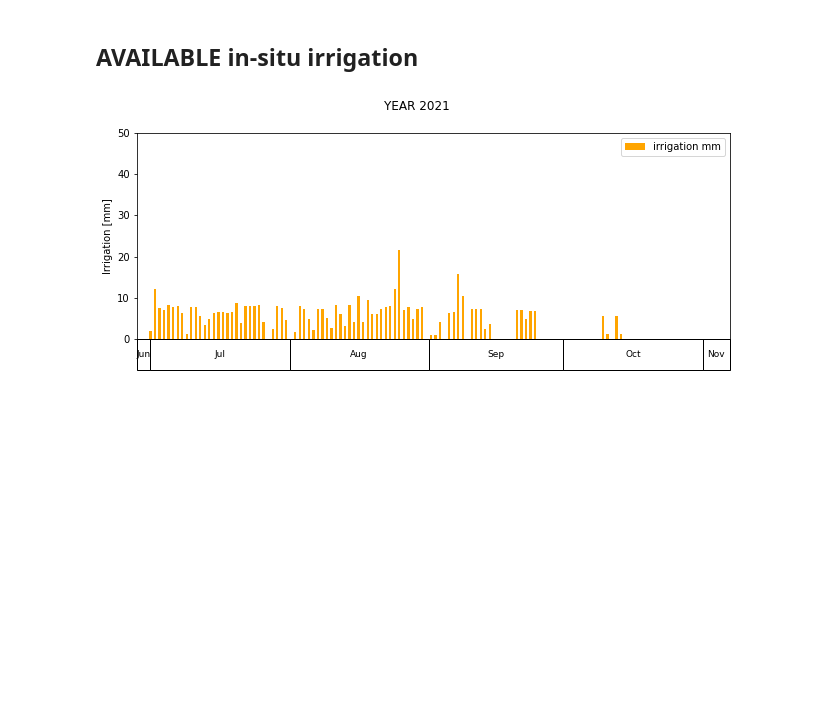
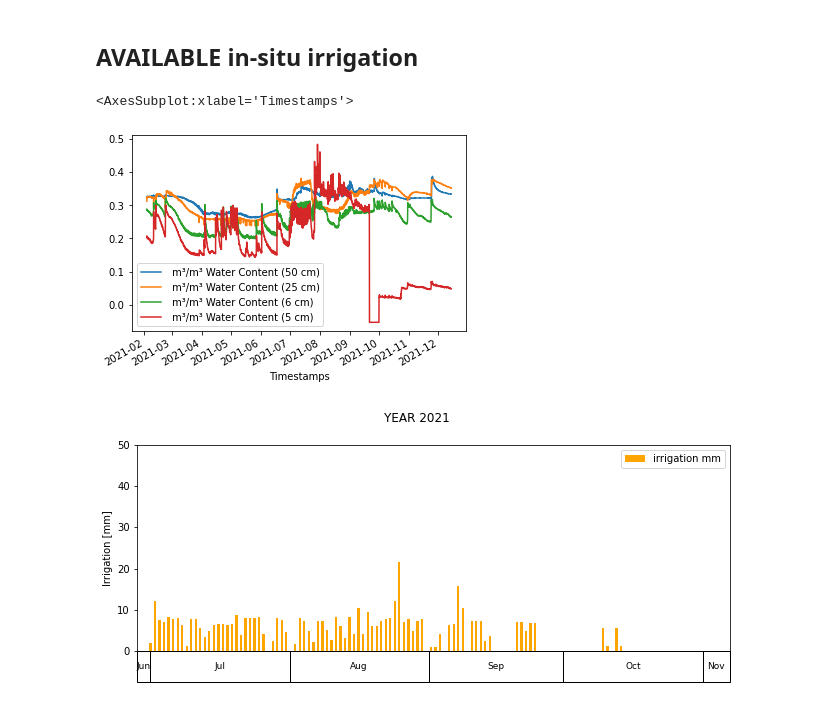
Before and after one commit to Giov-P/PrISM, a Jupyter notebook: ALBESAab3_Cordella_Algerri-Balaguer.ipynb, the cells around one changed output. Saved outputs shown, nothing was run; the diff lists cells and outputs as text; code cells hidden in the pictures; blank space fills up the shorter version.

Commit message:
added new insitu data

```diff
--- a/ALBESAab3_Cordella_Algerri-Balaguer.ipynb
+++ b/ALBESAab3_Cordella_Algerri-Balaguer.ipynb
@@ -300,6 +316,13 @@ fig.tight_layout()
 [figure]
 # %% [markdown]
 ## AVAILABLE in-situ irrigation
+# %%
+file_sm_ab3_2021 = "/data/PhDGiovanni/5.IrriEst/DATA/INSITU/6_albesa/RAW_DATA/Liase2021_AlgerriBalaguer/AB3_2021.xlsx"
+sm_ab3_2021 = pd.read_excel(file_sm_ab3_2021, header = 0, skiprows=[0,1], index_col=0, parse_dates=True)
+sm_ab3_2021[[col for col in sm_ab3_2021.columns if 'cm)' in col]].plot(ax=ax, )
+# %% [output]
+<AxesSubplot:xlabel='Timestamps'>
+[figure, added]
 # %%
 file_insitu2 = '/home/gpaolini/5.IrriEST/DATA/INSITU/6_albesa/RAW_DATA/irrigation_albesa_castello_2021.xlsx'
 fig, ax = plt.subplots(figsize = (9,4))
```
Also changed, not shown: parts of 3 cells of this notebook, 3 other files.
